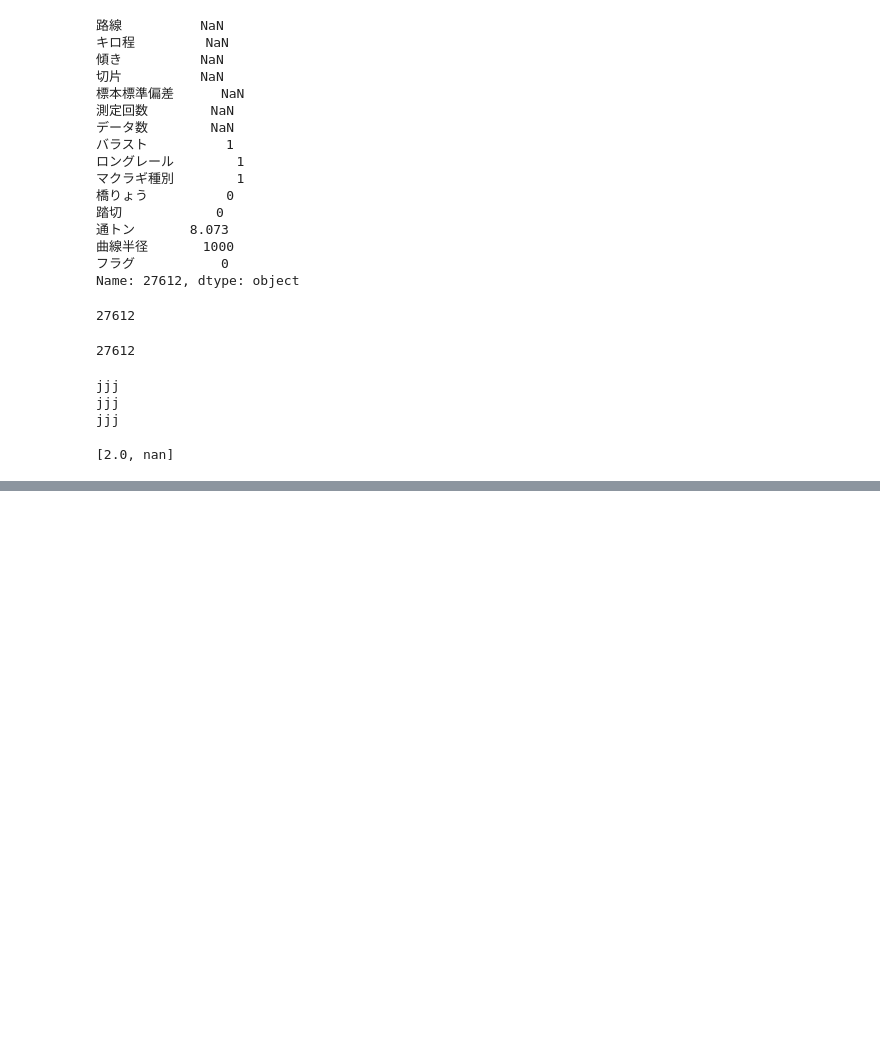
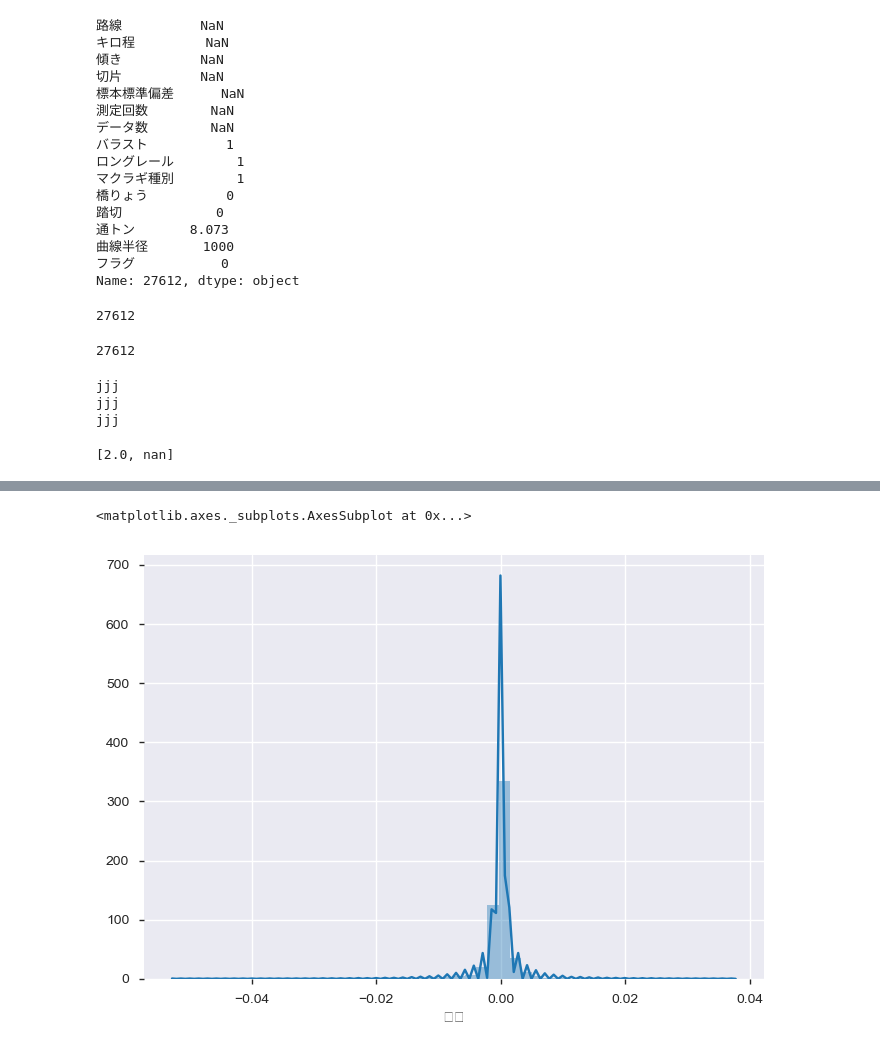
Before and after one commit to a0082273/signate_railway, a Jupyter notebook: check.ipynb, the cells around one changed output, grey strips where cells are left out. Saved outputs shown, nothing was run; the diff lists cells and outputs as text; code cells hidden in the pictures; blank space fills up the shorter version.

```diff
--- a/check.ipynb
+++ b/check.ipynb
@@ -0,0 +23,3 @@
+# %%
+data4 = pd.read_csv('summary4_A.csv', index_col=0)
+data4
@@ -112,0 +236,5 @@ pdp.ProfileReport(data)
+# %%
+sns.distplot(data4['傾き'].dropna())
+# %% [output]
+<matplotlib.axes._subplots.AxesSubplot at 0x...>
+[figure, added]
```
Also changed, not shown: parts of 16 cells of this notebook, 1 other file.
